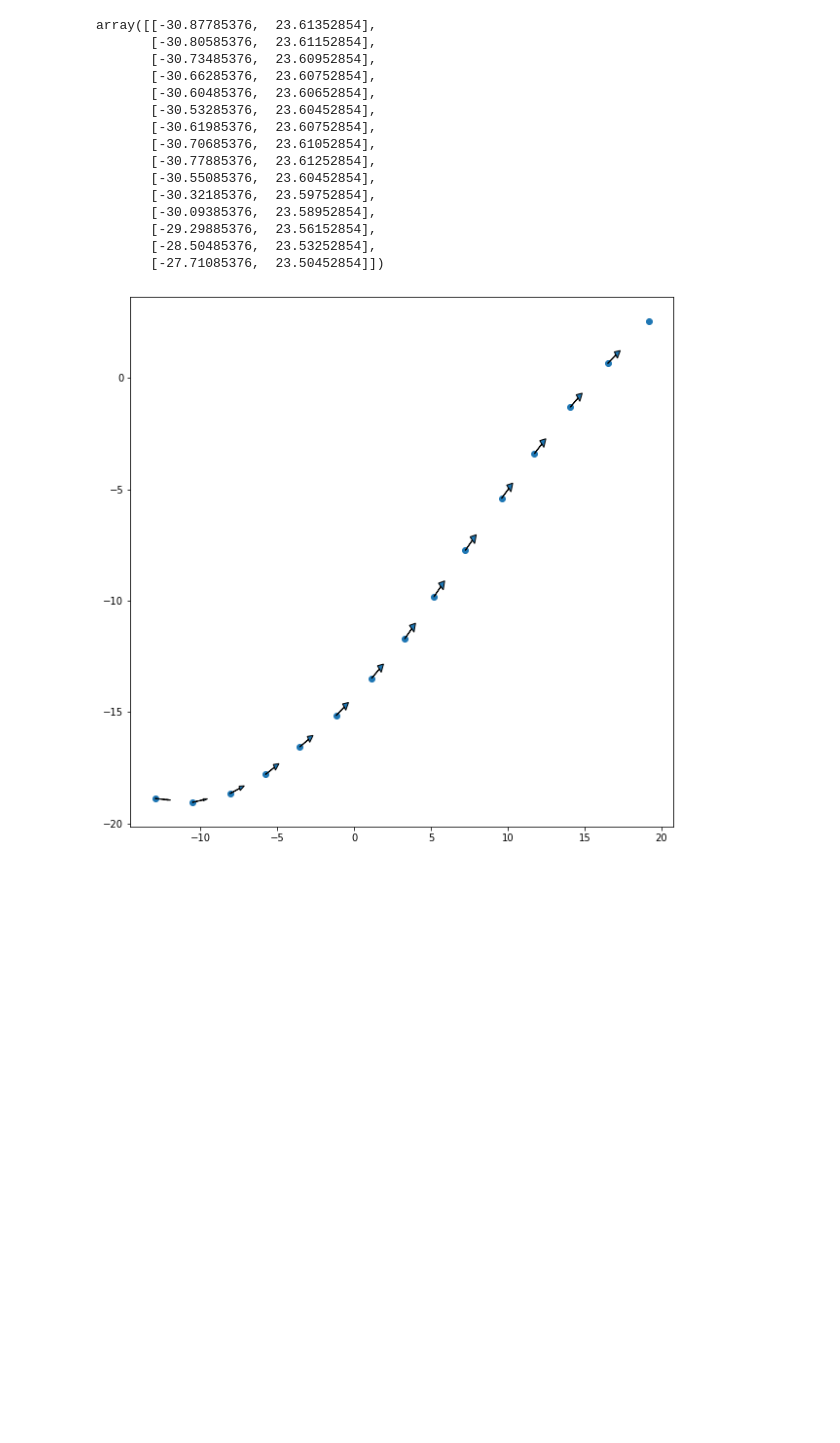
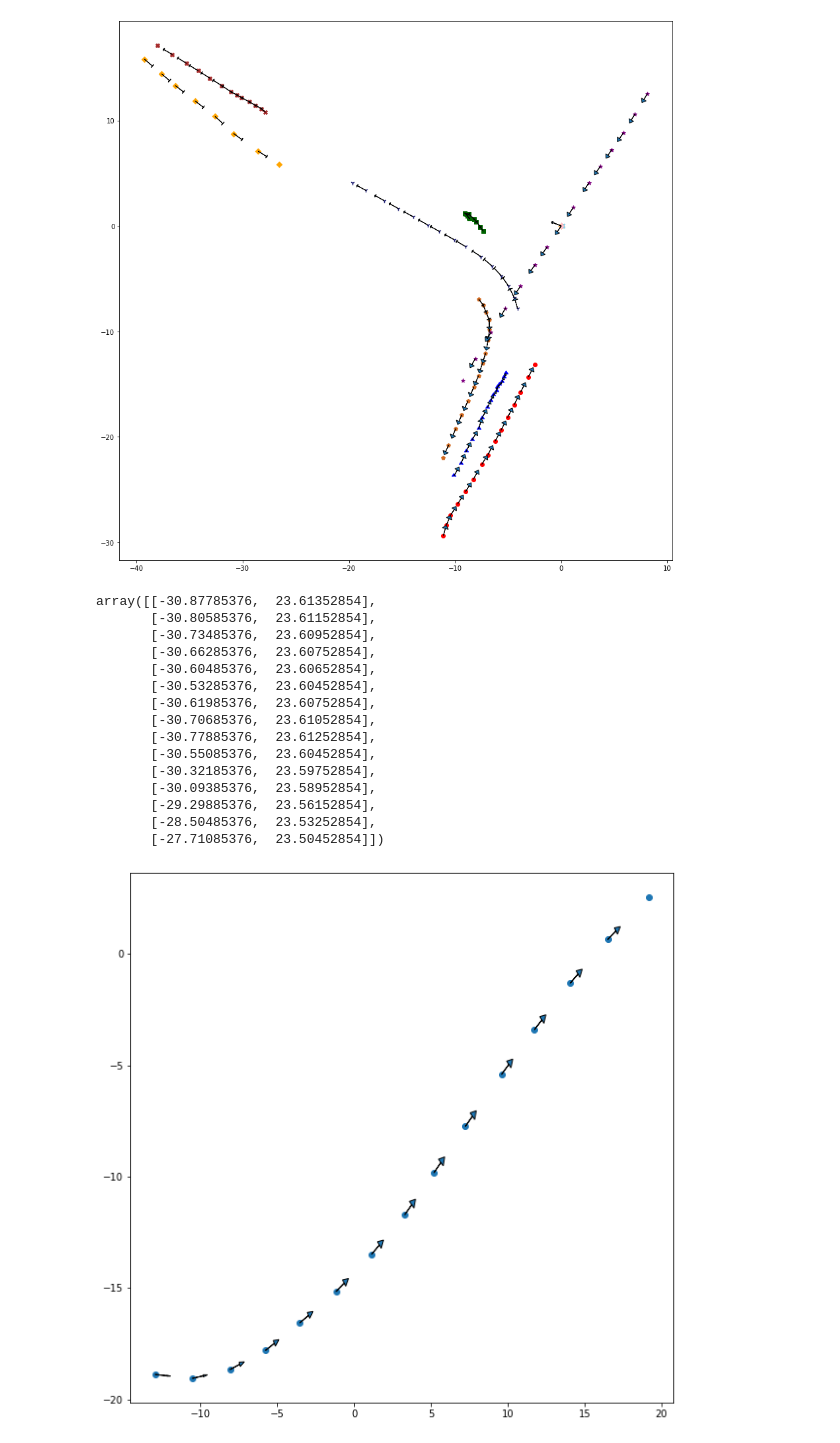
Before and after one commit to Juan-Baldelomar/Vehicle_Trajectory_Forecasting, a Jupyter notebook: Code/eval/Qualitative_Eval.ipynb, the cells around one changed output. Drawn from its saved outputs; the diff is of its cells as text; code cells hidden in the pictures; blank space fills up the shorter version.

Commit message:
bugs fixed to retrieve several trajectories for multiple agents in InputQuery

```diff
--- a/Code/eval/Qualitative_Eval.ipynb
+++ b/Code/eval/Qualitative_Eval.ipynb
@@ -30,2 +33,33 @@ def plot_traj(agent_traj):
+# %%
+def plot_multiple_trajs(agent_trajs, axis):
+    agent_trajs = agent_trajs/2
+    # figure and scatter plot
+    neighbors_first = np.transpose(agent_trajs, [1, 0, 2])
+    markers = ['o', 10, 's', 'p', '1', '*', 'X', 'D', 4, 'd']
+    colors = ['red', 'blue', 'darkgreen', 'chocolate', 'midnightblue', 'purple', 'brown', 'orange', 'skyblue', 'pink']
+    for agent_traj, marker, color in zip(neighbors_first, markers, colors):
+        axis.scatter(agent_traj[:, 0], agent_traj[:, 1], marker=marker, color=color)
+
+    # compute normalized directions
+    dirs = neighbors_first[:, 1:, :2] - neighbors_first[:, :-1, :2]
+    norms = np.sqrt(np.sum(dirs**2, axis=2))
+    # do not normalize if norm < 1, to avoid rescailing the vector larger than the real target point
+    norms = (norms>1) * norms + (norms<1)
+    dirs = dirs / norms[:, :, np.newaxis]
+
+    #plot directions
+    for neighbor, neigh_dirs in zip(neighbors_first, dirs):
+        for (step, step_dir) in zip(neighbor, neigh_dirs):
+            x, y = step[0], step[1]
+            dx, dy = step_dir
+            if dx == 0 and dy == 0:
+                continue
+            axis.arrow(x, y, dx, dy, length_includes_head=True, head_width=0.6*np.abs(dy), head_length=np.abs(0.5*(dx+dy)/2))
 # %%
 agents_trajs = load_pkl_data('../utils/nusc_inps.pkl')
+# %%
+multiple_trajs = load_pkl_data('../utils/nusc_multiple_agents_inp.pkl')
+# %%
+k = np.random.choice(len(multiple_trajs))
+#k = 3309
+full_trajs = multiple_trajs[k][6]
@@ -32,3 +95,8 @@ agents_trajs = load_pkl_data('../utils/nusc_inps.pkl')
+# %%
+fig, axs = plt.subplots(nrows=1, ncols=1, figsize=(15, 15))
+plot_multiple_trajs(full_trajs, axs)
+# %% [output]
+[figure, added]
 # %%
 k = np.random.choice(len(agents_trajs))
 inp, inp_mask, tar, tar_mask = agents_trajs[k]
```
Also changed, not shown: parts of 5 cells of this notebook, 3 other files.
